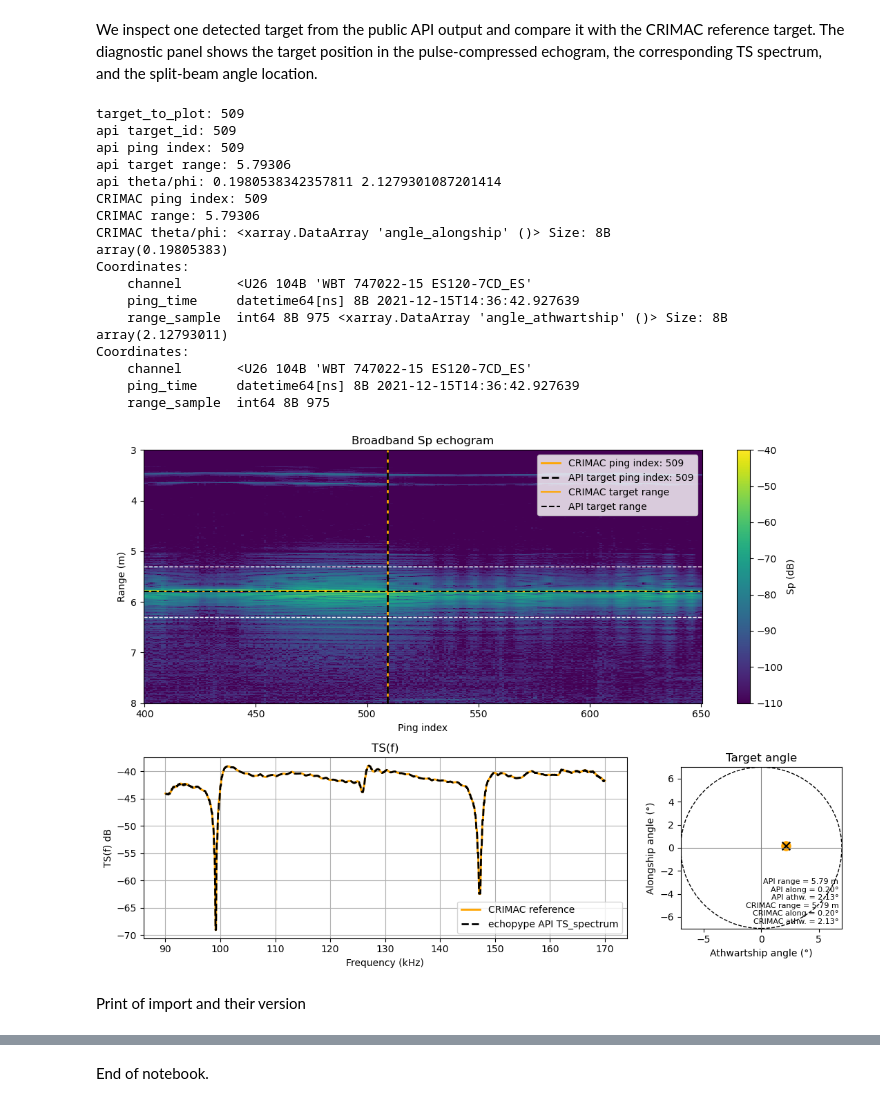
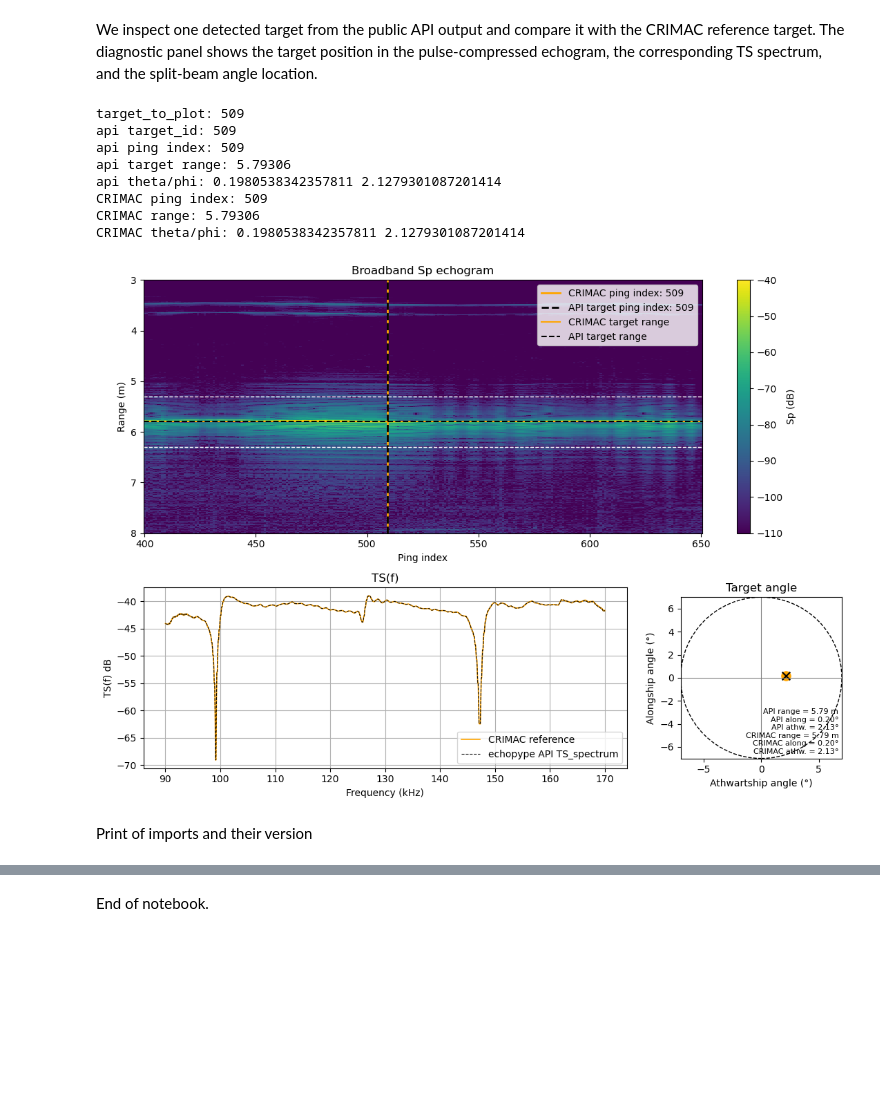
Before and after one commit to echostack-org/echopype-examples, a Jupyter notebook: notebooks/getting_started_FM_TS.ipynb, the cells around one changed output, grey strips where cells are left out. Cells and saved outputs as stored; diff of their text form; code cells hidden in the pictures; blank space fills up the shorter version.

```diff
--- a/notebooks/getting_started_FM_TS.ipynb
+++ b/notebooks/getting_started_FM_TS.ipynb
@@ -1379,0 +1280,13 @@ Before calling `compute_TS_spectrum()`, we first need to provide target location
+# %%
+target_rows = []
+
+ds_Sp = ep.calibrate.compute_Sp(
+    echodata=ed_ts,
+    waveform_mode="FM",
+    encode_mode="complex",
+)
+
+print("Available Sp channels:", ds_Sp["channel"].values)
+print("Selected channel:", tsf_channel)
+
+ds_Sp
@@ -1524,8 +1384,6 @@ The public `compute_TS_spectrum()` API expects target locations as an input data
 point_locations = xr.Dataset(
     {
         "target_range": ("target_id", [row["target_range"] for row in target_rows]),
-        "angle_alongship": ("target_id", [row["angle_alongship"] for row in target_rows]),
-        "angle_athwartship": ("target_id", [row["angle_athwartship"] for row in target_rows]),
         "target_range_min": ("target_id", [row["target_range_min"] for row in target_rows]),
         "target_range_max": ("target_id", [row["target_range_max"] for row in target_rows]),
         "raw_ping_index": ("target_id", [row["raw_ping_index"] for row in target_rows]),
@@ -1935,7 +1779,7 @@ ax1.plot(
     f_crimac / 1000,
     ts_crimac,
     color=crimac_color,
-    linewidth=2,
+    linewidth=1.2,
     label="CRIMAC reference",
 )
 
@@ -1944,7 +1788,8 @@ ax1.plot(
     ts_api_plot.values,
     color=api_color,
     linestyle="--",
-    linewidth=2,
+    linewidth=0.8,
+    alpha=0.9,
     label="echopype API TS_spectrum",
 )
 
@@ -1985,45 +1830,35 @@ ax2.set_aspect("equal", adjustable="box")
 
 ax2.set_xlabel("Athwartship angle (°)")
 ax2.set_ylabel("Alongship angle (°)")
 ax2.set_title("Target angle")
 
 ax2.text(
     0.98,
     0.02,
     f"API range = {target_range_plot:.2f} m\n"
     f"API along = {theta_plot:.2f}°\n"
     f"API athw. = {phi_plot:.2f}°\n"
     f"CRIMAC range = {crimac_range:.2f} m\n"
     f"CRIMAC along = {crimac_theta:.2f}°\n"
     f"CRIMAC athw. = {crimac_phi:.2f}°",
     transform=ax2.transAxes,
     ha="right",
     va="bottom",
     fontsize=8,
 )
 
 plt.tight_layout()
 plt.show()
 # %% [output]
 target_to_plot: 509
 api target_id: 509
 api ping index: 509
 api target range: 5.79306
 api theta/phi: 0.1980538342357811 2.1279301087201414
 CRIMAC ping index: 509
 CRIMAC range: 5.79306
-CRIMAC theta/phi: <xarray.DataArray 'angle_alongship' ()> Size: 8B
-array(0.19805383)
-Coordinates:
-    channel       <U26 104B 'WBT 747022-15 ES120-7CD_ES'
-    ping_time     datetime64[ns] 8B 2021-12-15T14:36:42.927639
-    range_sample  int64 8B 975 <xarray.DataArray 'angle_athwartship' ()> Size: 8B
-array(2.12793011)
-Coordinates:
-    channel       <U26 104B 'WBT 747022-15 ES120-7CD_ES'
-    ping_time     datetime64[ns] 8B 2021-12-15T14:36:42.927639
-    range_sample  int64 8B 975
+CRIMAC theta/phi: 0.1980538342357811 2.1279301087201414
-[figure, old version]
+[figure, new version]
 # %% [markdown]
-Print of import and their version
+Print of imports and their version
 # %%
```
Also changed, not shown: parts of 55 cells of this notebook.
